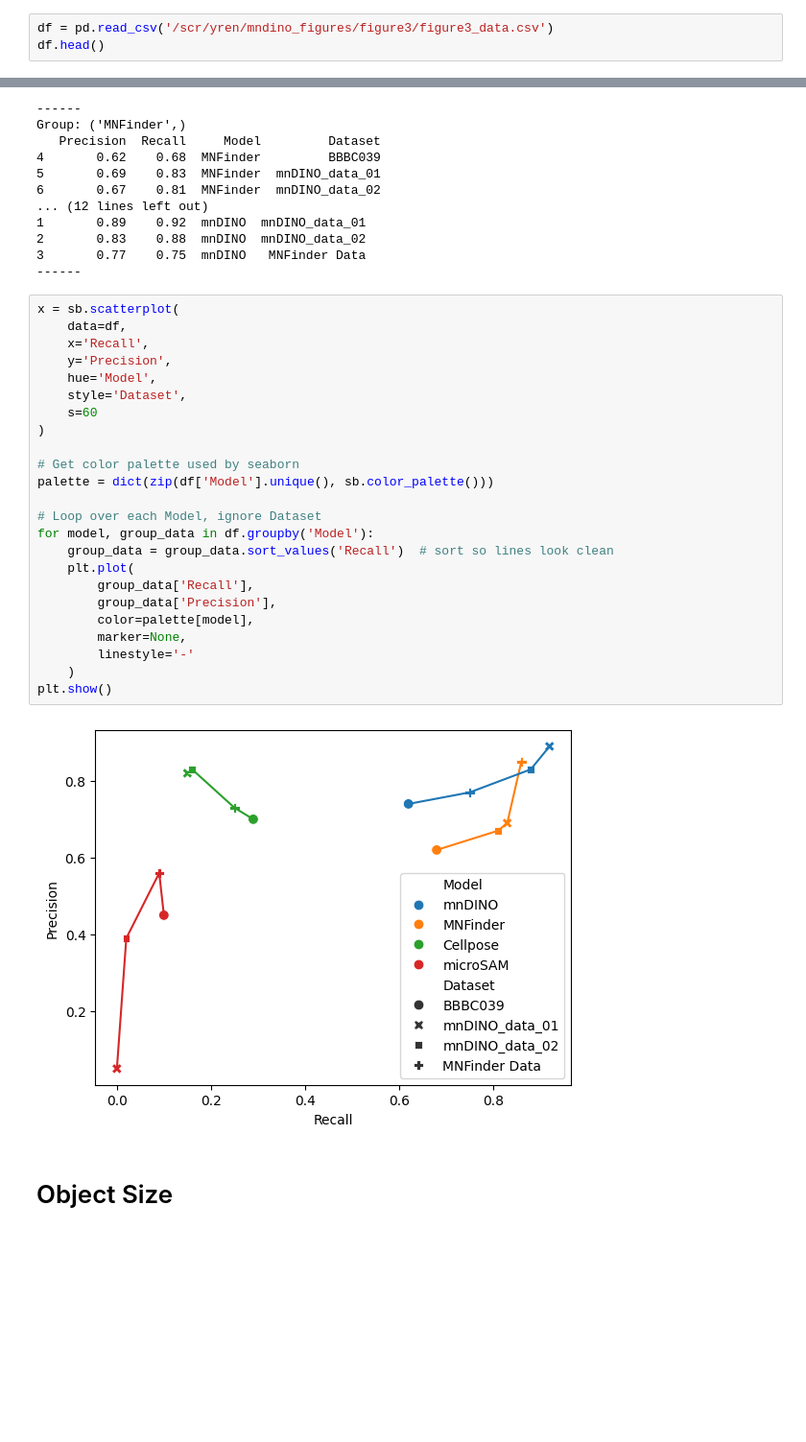
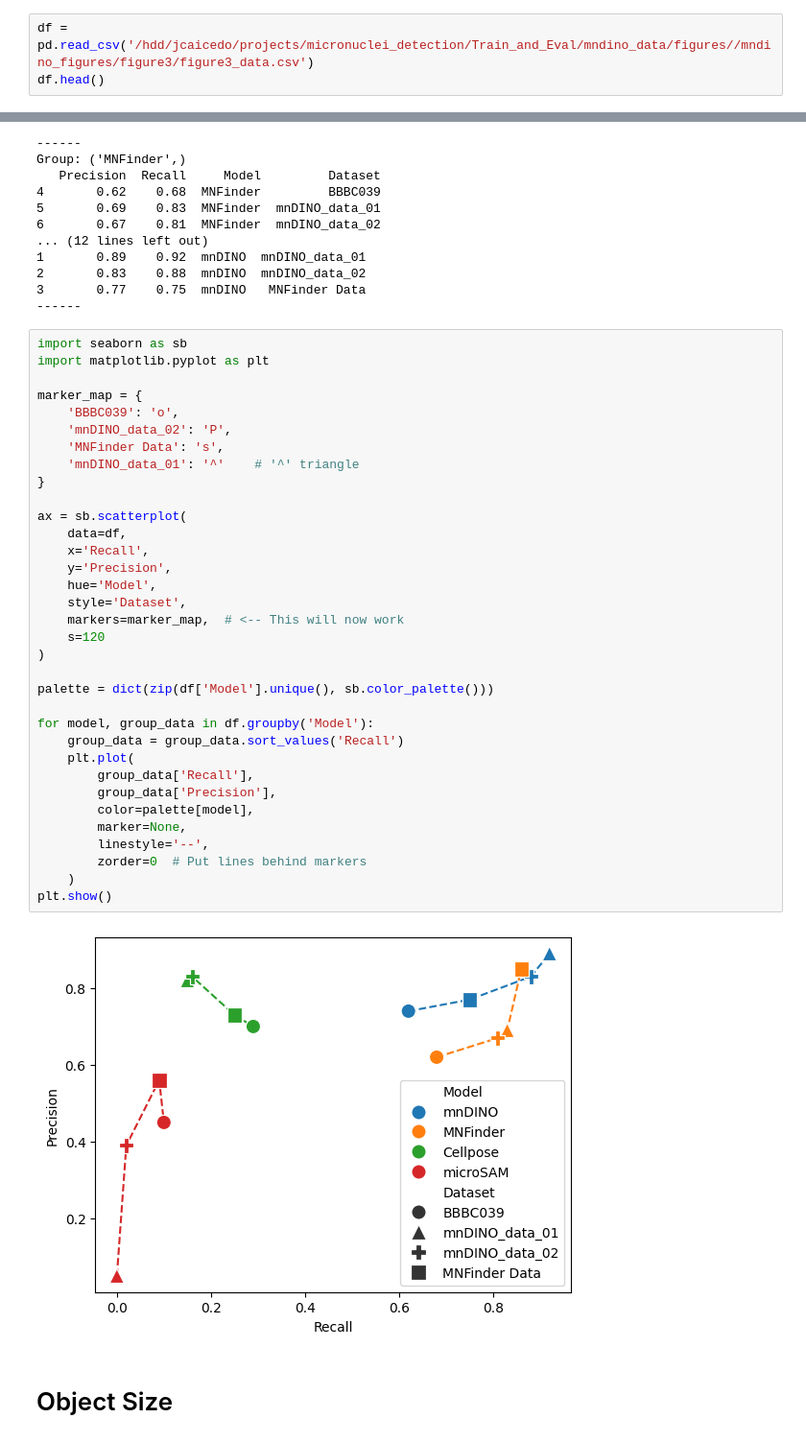
Before and after one commit to CaicedoLab/micronuclei-detection, a Jupyter notebook: figures/figure3.ipynb, the cells around one changed output, grey strips where cells are left out. Shown at 96% size. Saved outputs shown, nothing was run; the diff lists cells and outputs as text; blank space fills up the shorter version.

Commit message:
updated figure3 icon and size

```diff
--- a/figures/figure3.ipynb
+++ b/figures/figure3.ipynb
@@ -12,7 +12,7 @@ import mndino.mnds as mnds
 # %% [markdown]
 # Performance
 # %%
-df = pd.read_csv('/scr/yren/mndino_figures/figure3/figure3_data.csv')
+df = pd.read_csv('/hdd/jcaicedo/projects/micronuclei_detection/Train_and_Eval/mndino_data/figures//mndino_figures/figure3/figure3_data.csv')
 df.head()
 # %% [output]
 |  | Precision | Recall | Model | Dataset |
@@ -45,31 +45,41 @@ Group: ('MNFinder',)
 3       0.77    0.75  mnDINO   MNFinder Data
 ------
 # %%
-x = sb.scatterplot(
+import seaborn as sb
+import matplotlib.pyplot as plt
+
+marker_map = {
+    'BBBC039': 'o',
+    'mnDINO_data_02': 'P',
+    'MNFinder Data': 's',
+    'mnDINO_data_01': '^'    # '^' triangle
+}
+
+ax = sb.scatterplot(
     data=df,
     x='Recall',
     y='Precision',
     hue='Model',
     style='Dataset',
-    s=60
+    markers=marker_map,  # <-- This will now work
+    s=120
 )
 
-# Get color palette used by seaborn
 palette = dict(zip(df['Model'].unique(), sb.color_palette()))
 
-# Loop over each Model, ignore Dataset
 for model, group_data in df.groupby('Model'):
-    group_data = group_data.sort_values('Recall')  # sort so lines look clean
+    group_data = group_data.sort_values('Recall')
     plt.plot(
         group_data['Recall'],
         group_data['Precision'],
         color=palette[model],
         marker=None,
-        linestyle='-'
+        linestyle='--',
+        zorder=0  # Put lines behind markers
     )
 plt.show()
 # %% [output]
-[figure, old version]
+[figure, new version]
 # %% [markdown]
 # Object Size
 # %%
```
